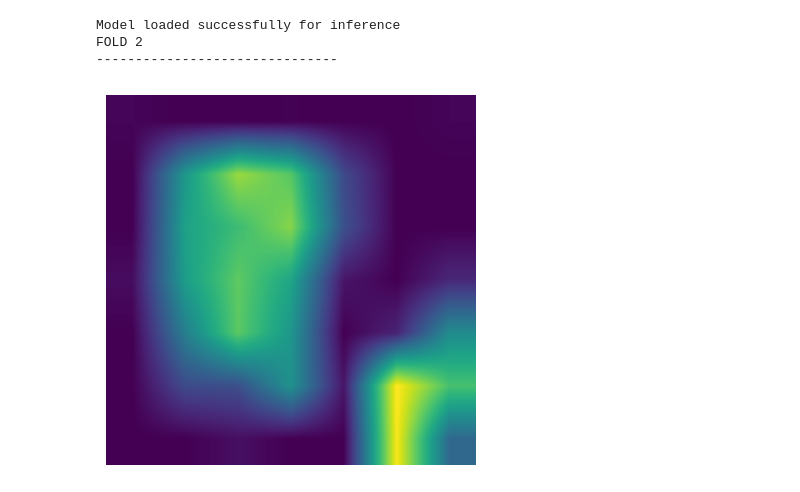
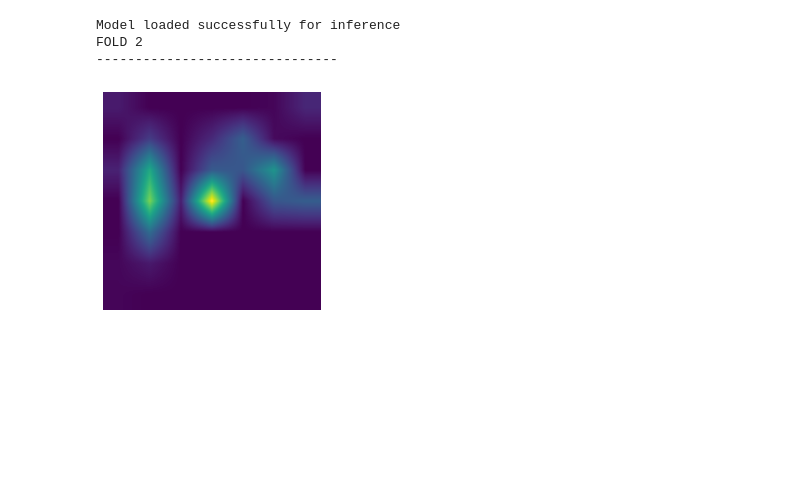
Before and after one commit to guillepinto/Fine-Tuned-Thermal-Breast-Cancer-Diagnosis, a Jupyter notebook: resnet_gradcam.ipynb, the cells around one changed output. Saved outputs shown, nothing was run; the diff lists cells and outputs as text; code cells hidden in the pictures; blank space fills up the shorter version.

```diff
--- a/resnet_gradcam.ipynb
+++ b/resnet_gradcam.ipynb
@@ -22,9 +4,8 @@ Successfully installed grad-cam-1.5.3 nvidia-cudnn-cu12-8.9.2.26 triton-2.3.0 tt
 # %%
 from pytorch_grad_cam import GradCAM
-from pytorch_grad_cam.utils.model_targets import ClassifierOutputTarget
 import numpy as np
 import torch
-from networks import resnet, vit
+from networks import resnet
 import matplotlib.pyplot as plt
 from pytorch_grad_cam.utils.image import show_cam_on_image
 # import cv2
@@ -33,7 +14,7 @@ device = torch.device('cuda:0' if torch.cuda.is_available() else 'cpu')
 
 # Load the model status from checkpoint
 model = resnet(n_channels=1, num_classes=1, fine_tune='full')
-checkpoint = torch.load('resnet_16_full_0001/8eolahko_checkpoint.pth', map_location=device, weights_only=True)
+checkpoint = torch.load('checkpoints/resnet_16_full_0001/8eolahko_7_checkpoint.pth', map_location=device, weights_only=True)
 model.load_state_dict(checkpoint['model_state_dict'])
 # model.load_state_dict(checkpoint)
 for param in model.parameters():
@@ -51,7 +32,6 @@ data = get_data(transform=make_transforms(False), normalize=True, slices=10, fol
 idx = 12
 
 target_layers = [model.layer4[-1]] # una antes del GAP
-# input_tensor = data[0][0][0].repeat(3, 1, 1).unsqueeze(0).to(device)
 input_tensor = data[1][idx][0].unsqueeze(0).to(device)
 
 # Construct the CAM object once, and then re-use it on many images:
@@ -88,7 +68,7 @@ plt.show()
 # %%
 # Load the model status from checkpoint
 model = resnet(n_channels=1, num_classes=1, fine_tune='full')
-checkpoint = torch.load('6vki4k57_resnet_64_class+conv1_001.pth', map_location=device, weights_only=True)
+checkpoint = torch.load('checkpoints/bad_models/k4eatb32_bad_resnet_32_full_0001.pth', map_location=device, weights_only=True)
 model.load_state_dict(checkpoint['model_state_dict'])
 # model.load_state_dict(checkpoint)
 for param in model.parameters():
@@ -99,34 +79,34 @@ print("Model loaded successfully for inference")
 
 from make_dataset import get_data
 from utils import make_transforms
 
 transforms = make_transforms(True)
 data = get_data(transform=make_transforms(False), normalize=True, slices=10, fold=2)
 
 idx = 12
 
 target_layers = [model.layer4[-1]] # una antes del GAP
 # input_tensor = data[0][0][0].repeat(3, 1, 1).unsqueeze(0).to(device)
 input_tensor = data[1][idx][0].unsqueeze(0).to(device)
 
 # Construct the CAM object once, and then re-use it on many images:
 # cam = GradCAM(model=model, target_layers=target_layers, use_cuda=device.type == 'cuda')
 cam = GradCAM(model=model, target_layers=target_layers)
 
 # Define the target (if using BCE with a single output, just use 0)
 # targets = [ClassifierOutputTarget(0)]
 targets = None
 
 # Generate the CAM
 grayscale_cam = cam(input_tensor=input_tensor, targets=targets)
 plt.imshow(np.transpose(grayscale_cam, (1,2,0)))
 plt.axis('off')
 plt.show()
 # %% [output]
 Model loaded successfully for inference
 FOLD 2
 -------------------------------
-[figure, old version]
+[figure, new version]
 # %%
 # Cargar y preparar la imagen
 img = data[1][idx][0].numpy()
```
Also changed, not shown: parts of 2 cells of this notebook, 1 other file.
